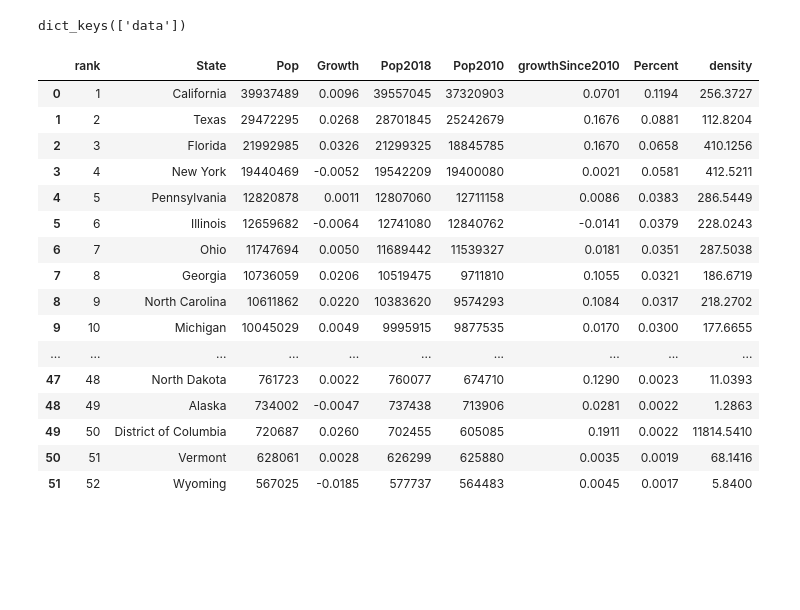
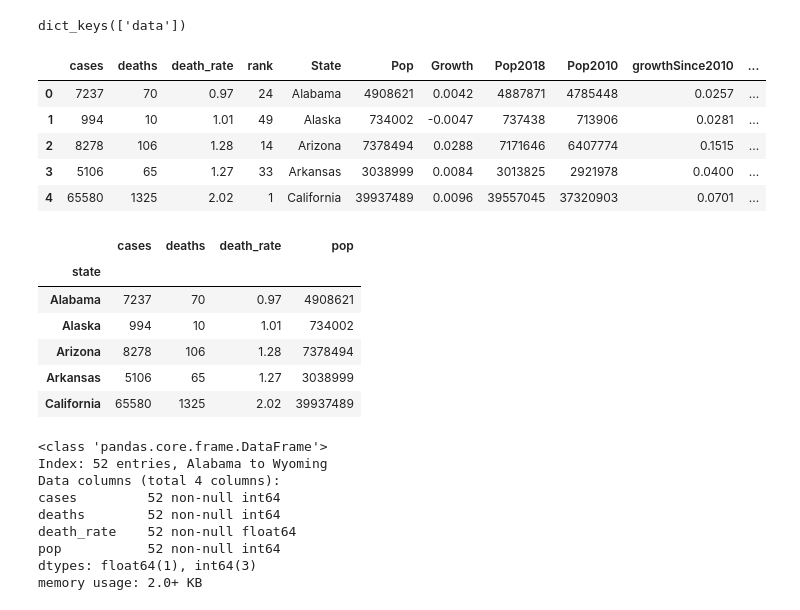
Before and after one commit to misty-garcia/covid, a Jupyter notebook: lots_of_data.ipynb, the cells around one changed output. Cells and saved outputs as stored; diff of their text form; code cells hidden in the pictures; blank space fills up the shorter version.

```diff
--- a/lots_of_data.ipynb
+++ b/lots_of_data.ipynb
@@ -108,22 +111,15 @@ pop.keys()
 # %% [output]
 dict_keys(['data'])
 # %%
-pd.DataFrame(pop['data'])
+pop = pd.DataFrame(pop['data'])
-# %% [output]
-|  | rank | State | Pop | Growth | Pop2018 | Pop2010 | growthSince2010 | Percent | density |
-| 0 | 1 | California | 39937489 | 0.0096 | 39557045 | 37320903 | 0.0701 | 0.1194 | 256.3727 |
-| 1 | 2 | Texas | 29472295 | 0.0268 | 28701845 | 25242679 | 0.1676 | 0.0881 | 112.8204 |
-| 2 | 3 | Florida | 21992985 | 0.0326 | 21299325 | 18845785 | 0.1670 | 0.0658 | 410.1256 |
-| 3 | 4 | New York | 19440469 | -0.0052 | 19542209 | 19400080 | 0.0021 | 0.0581 | 412.5211 |
-| 4 | 5 | Pennsylvania | 12820878 | 0.0011 | 12807060 | 12711158 | 0.0086 | 0.0383 | 286.5449 |
-| 5 | 6 | Illinois | 12659682 | -0.0064 | 12741080 | 12840762 | -0.0141 | 0.0379 | 228.0243 |
-| 6 | 7 | Ohio | 11747694 | 0.0050 | 11689442 | 11539327 | 0.0181 | 0.0351 | 287.5038 |
-| 7 | 8 | Georgia | 10736059 | 0.0206 | 10519475 | 9711810 | 0.1055 | 0.0321 | 186.6719 |
-| 8 | 9 | North Carolina | 10611862 | 0.0220 | 10383620 | 9574293 | 0.1084 | 0.0317 | 218.2702 |
-| 9 | 10 | Michigan | 10045029 | 0.0049 | 9995915 | 9877535 | 0.0170 | 0.0300 | 177.6655 |
-| ... | ... | ... | ... | ... | ... | ... | ... | ... | ... |
-| 47 | 48 | North Dakota | 761723 | 0.0022 | 760077 | 674710 | 0.1290 | 0.0023 | 11.0393 |
-| 48 | 49 | Alaska | 734002 | -0.0047 | 737438 | 713906 | 0.0281 | 0.0022 | 1.2863 |
-| 49 | 50 | District of Columbia | 720687 | 0.0260 | 702455 | 605085 | 0.1911 | 0.0022 | 11814.5410 |
-| 50 | 51 | Vermont | 628061 | 0.0028 | 626299 | 625880 | 0.0035 | 0.0019 | 68.1416 |
-| 51 | 52 | Wyoming | 567025 | -0.0185 | 577737 | 564483 | 0.0045 | 0.0017 | 5.8400 |
+# %%
+df_state = pd.merge(states,pop, left_on="state", right_on="State")
+# %%
+df_state.head()
+# %% [output]
+|  | cases | deaths | death_rate | rank | State | Pop | Growth | Pop2018 | Pop2010 | growthSince2010 | ... |
+| 0 | 7237 | 70 | 0.97 | 24 | Alabama | 4908621 | 0.0042 | 4887871 | 4785448 | 0.0257 | ... |
+| 1 | 994 | 10 | 1.01 | 49 | Alaska | 734002 | -0.0047 | 737438 | 713906 | 0.0281 | ... |
+| 2 | 8278 | 106 | 1.28 | 14 | Arizona | 7378494 | 0.0288 | 7171646 | 6407774 | 0.1515 | ... |
+| 3 | 5106 | 65 | 1.27 | 33 | Arkansas | 3038999 | 0.0084 | 3013825 | 2921978 | 0.0400 | ... |
+| 4 | 65580 | 1325 | 2.02 | 1 | California | 39937489 | 0.0096 | 39557045 | 37320903 | 0.0701 | ... |
@@ -129,0 +131,22 @@ pd.DataFrame(pop['data'])
+# %%
+df_state.head()
+# %% [output]
+|  | cases | deaths | death_rate | pop |
+| state |  |  |  |  |
+| Alabama | 7237 | 70 | 0.97 | 4908621 |
+| Alaska | 994 | 10 | 1.01 | 734002 |
+| Arizona | 8278 | 106 | 1.28 | 7378494 |
+| Arkansas | 5106 | 65 | 1.27 | 3038999 |
+| California | 65580 | 1325 | 2.02 | 39937489 |
+# %%
+df_state.info()
+# %% [output]
+<class 'pandas.core.frame.DataFrame'>
+Index: 52 entries, Alabama to Wyoming
+Data columns (total 4 columns):
+cases         52 non-null int64
+deaths        52 non-null int64
+death_rate    52 non-null float64
+pop           52 non-null int64
+dtypes: float64(1), int64(3)
+memory usage: 2.0+ KB
```
Also changed, not shown: parts of 20 cells of this notebook, 1 other file.
